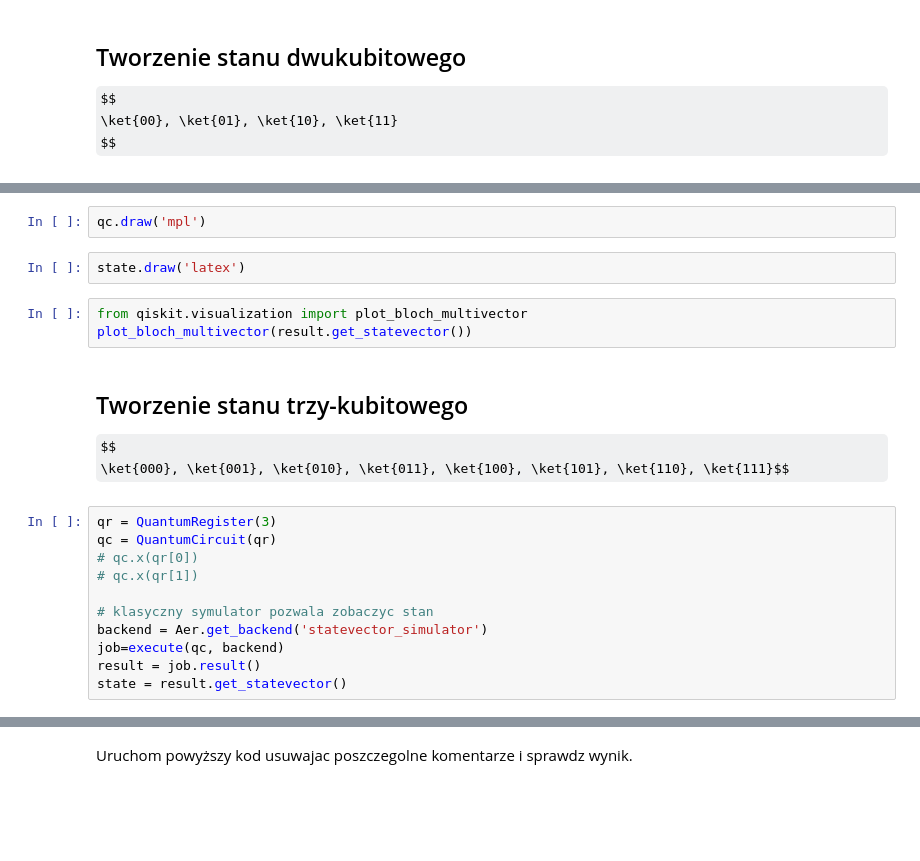
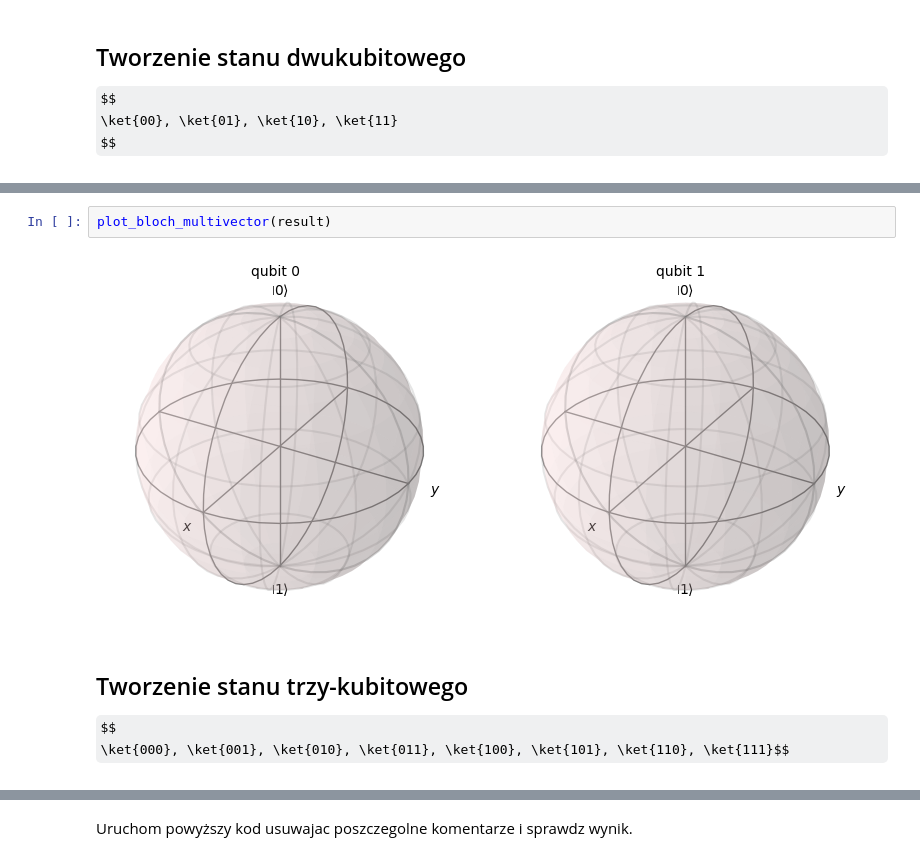
Before and after one commit to sebkaz-teaching/qml2024, a Jupyter notebook: labs/cw1.ipynb, the cells around one changed output, grey strips where cells are left out. Drawn from its saved outputs; the diff is of its cells as text; some formulas as TeX source; blank space fills up the shorter version.

```diff
--- a/labs/cw1.ipynb
+++ b/labs/cw1.ipynb
@@ -214,23 +227,9 @@ state = result.get_statevector()
-# %%
-qc.draw('mpl')
-# %%
-state.draw('latex')
-# %%
-from qiskit.visualization import plot_bloch_multivector
-plot_bloch_multivector(result.get_statevector())
+# %%
+plot_bloch_multivector(result)
+# %% [output]
+[figure, added]
 # %% [markdown]
 ## Tworzenie stanu trzy-kubitowego
 
 $$
 \ket{000}, \ket{001}, \ket{010}, \ket{011}, \ket{100}, \ket{101}, \ket{110}, \ket{111}$$
-# %%
-qr = QuantumRegister(3)
-qc = QuantumCircuit(qr)
-# qc.x(qr[0])
-# qc.x(qr[1])
-
-# klasyczny symulator pozwala zobaczyc stan
-backend = Aer.get_backend('statevector_simulator')
-job=execute(qc, backend)
-result = job.result()
-state = result.get_statevector()
```
Also changed, not shown: parts of 26 cells of this notebook, 50 other files.
